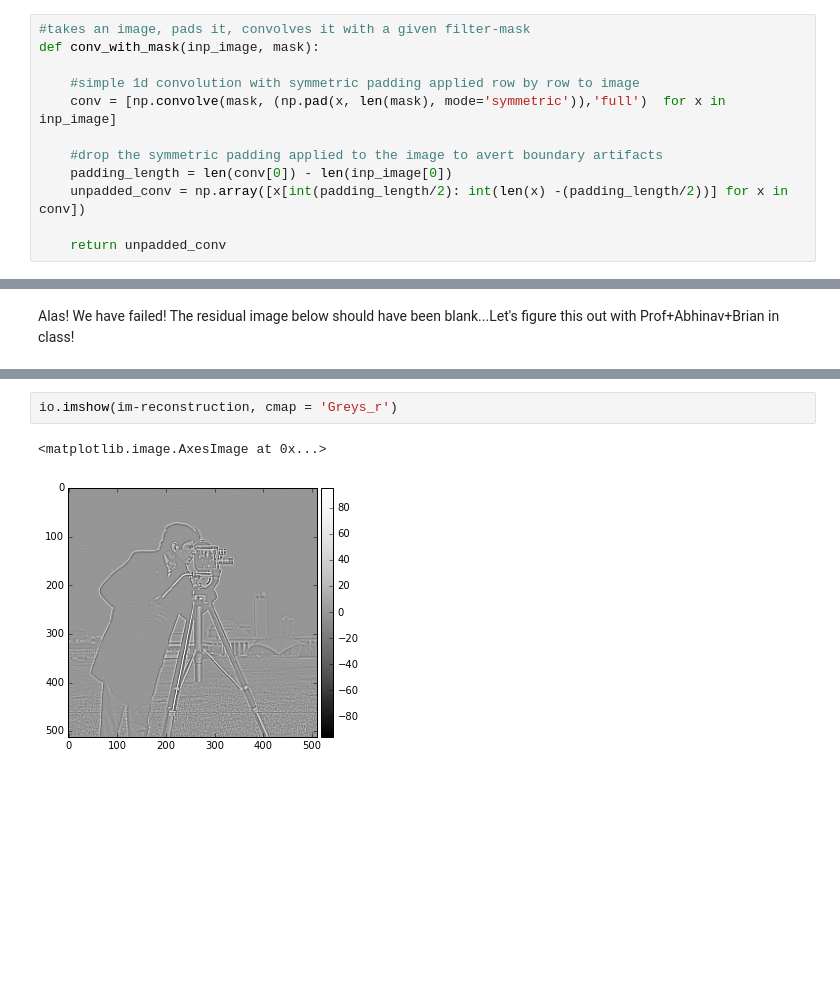
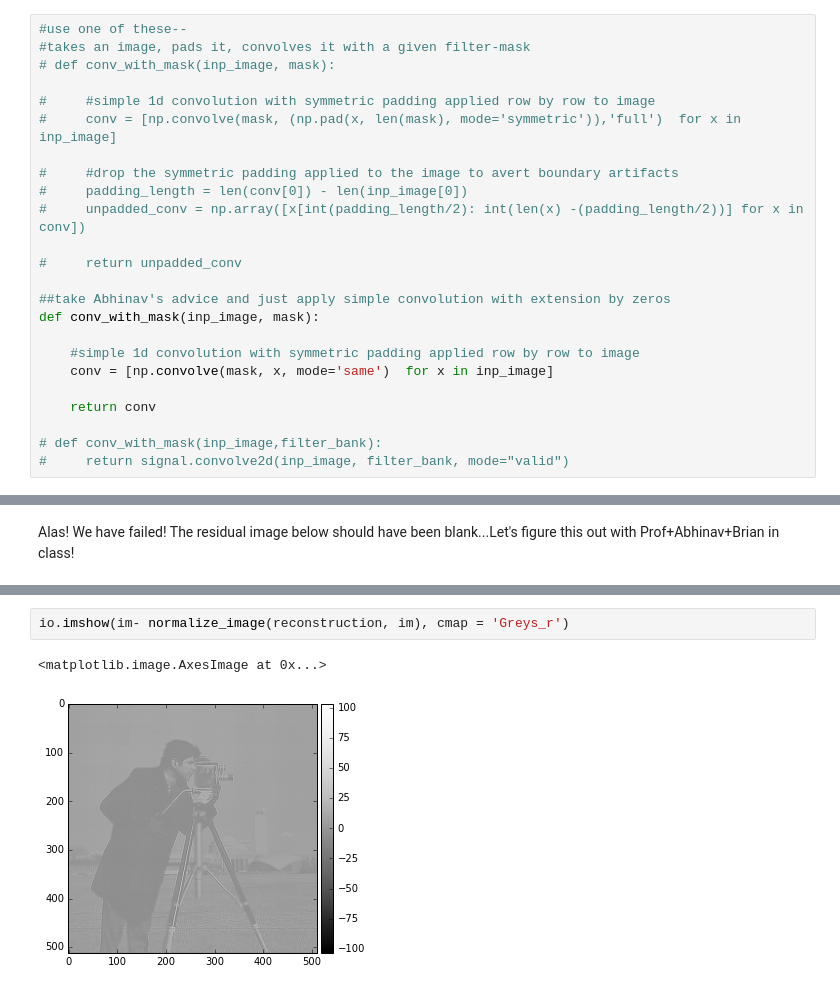
Before and after one commit to rohannaidu/applied_harmonic_analysis, a Jupyter notebook: 2d wavelet transform.ipynb, the cells around one changed output, grey strips where cells are left out. Cells and saved outputs as stored; diff of their text form; blank space fills up the shorter version.

```diff
--- a/2d wavelet transform.ipynb
+++ b/2d wavelet transform.ipynb
@@ -16,14 +17,26 @@ from scipy import signal
 # %% [markdown]
 We try to write as generalizable code as possible so it may be adapted easily for other wavelets, for the inverse transform etc.
 # %%
+#use one of these--
 #takes an image, pads it, convolves it with a given filter-mask
+# def conv_with_mask(inp_image, mask):
+
+#     #simple 1d convolution with symmetric padding applied row by row to image
+#     conv = [np.convolve(mask, (np.pad(x, len(mask), mode='symmetric')),'full')  for x in inp_image]
+
+#     #drop the symmetric padding applied to the image to avert boundary artifacts
+#     padding_length = len(conv[0]) - len(inp_image[0])
+#     unpadded_conv = np.array([x[int(padding_length/2): int(len(x) -(padding_length/2))] for x in conv])
+
+#     return unpadded_conv
+
+##take Abhinav's advice and just apply simple convolution with extension by zeros
 def conv_with_mask(inp_image, mask):
 
     #simple 1d convolution with symmetric padding applied row by row to image
-    conv = [np.convolve(mask, (np.pad(x, len(mask), mode='symmetric')),'full')  for x in inp_image]
+    conv = [np.convolve(mask, x, mode='same')  for x in inp_image]
 
-    #drop the symmetric padding applied to the image to avert boundary artifacts
-    padding_length = len(conv[0]) - len(inp_image[0])
-    unpadded_conv = np.array([x[int(padding_length/2): int(len(x) -(padding_length/2))] for x in conv])
+    return conv
 
-    return unpadded_conv
+# def conv_with_mask(inp_image,filter_bank):
+#     return signal.convolve2d(inp_image, filter_bank, mode="valid")
@@ -168,5 +208,5 @@ Alas! We have failed! The residual image below should have been blank...Let's fi
 # %%
-io.imshow(im-reconstruction, cmap = 'Greys_r')
+io.imshow(im- normalize_image(reconstruction, im), cmap = 'Greys_r')
 # %% [output]
 <matplotlib.image.AxesImage at 0x...>
-[figure, old version]
+[figure, new version]
```
Also changed, not shown: parts of 12 cells of this notebook, 2 other files.
